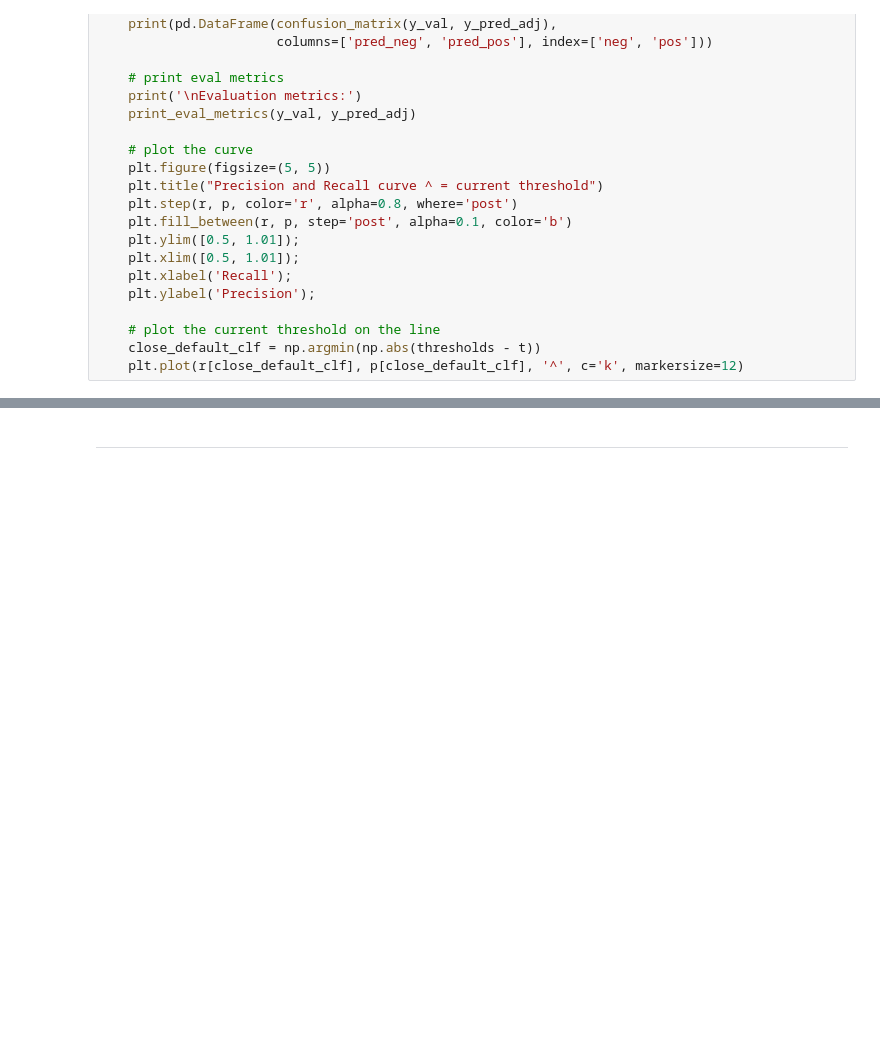
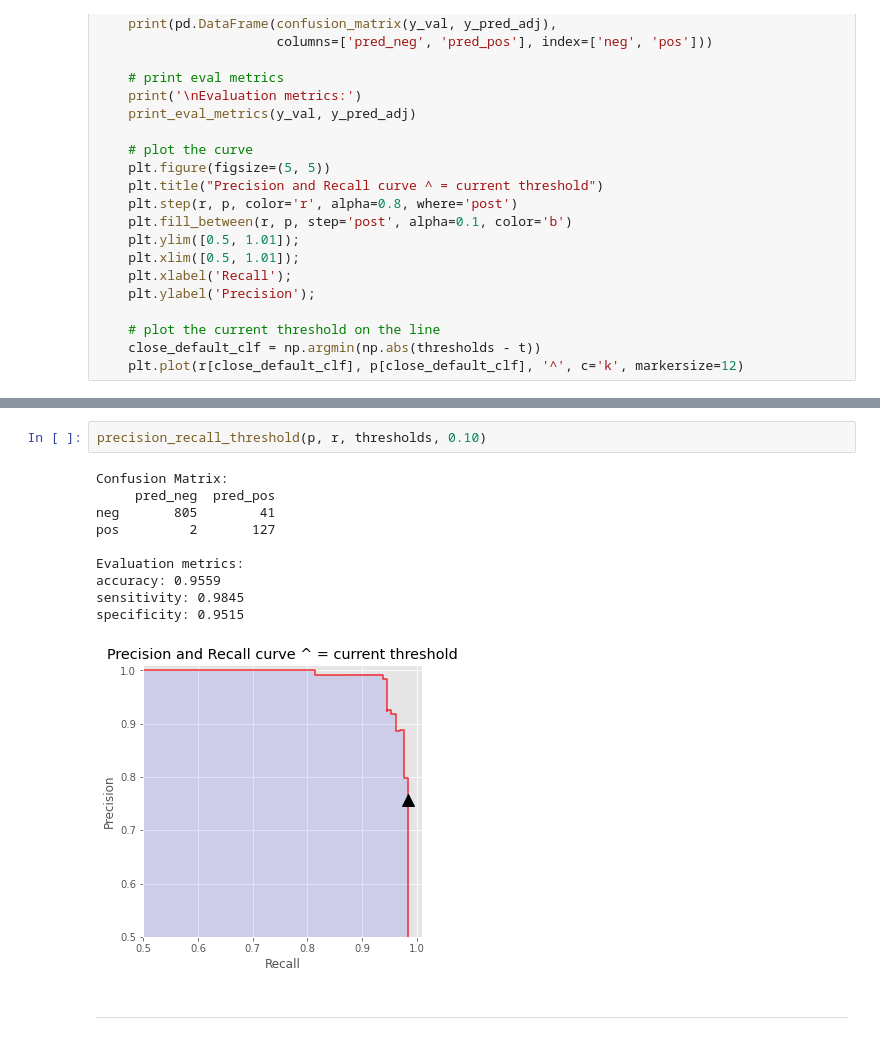
Before and after one commit to BigBangData/NaturalLanguageProcessing, a Jupyter notebook: TextAnalyticsWithR/10_RandomForests_1.ipynb, the cells around one changed output, grey strips where cells are left out. Drawn from its saved outputs; the diff is of its cells as text; blank space fills up the shorter version.

```diff
--- a/TextAnalyticsWithR/10_RandomForests_1.ipynb
+++ b/TextAnalyticsWithR/10_RandomForests_1.ipynb
@@ -381,2 +325,15 @@ specificity: 0.9669
+# %%
+precision_recall_threshold(p, r, thresholds, 0.10)
+# %% [output]
+Confusion Matrix:
+     pred_neg  pred_pos
+neg       805        41
+pos         2       127
+
+Evaluation metrics:
+accuracy: 0.9559
+sensitivity: 0.9845
+specificity: 0.9515
+[figure, added]
 # %% [markdown]
 ---
```
Also changed, not shown: parts of 21 cells of this notebook, 1 other file.
